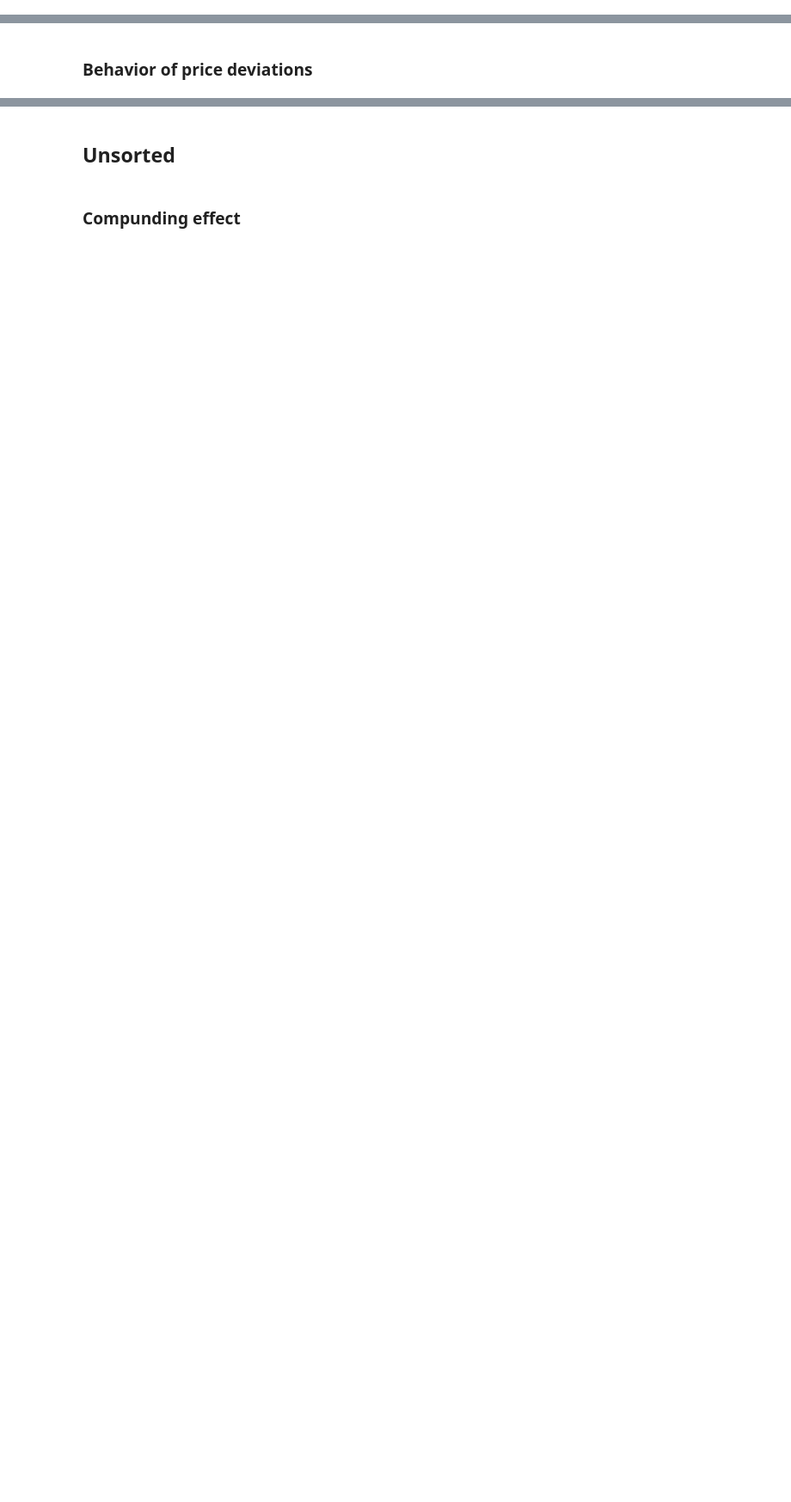
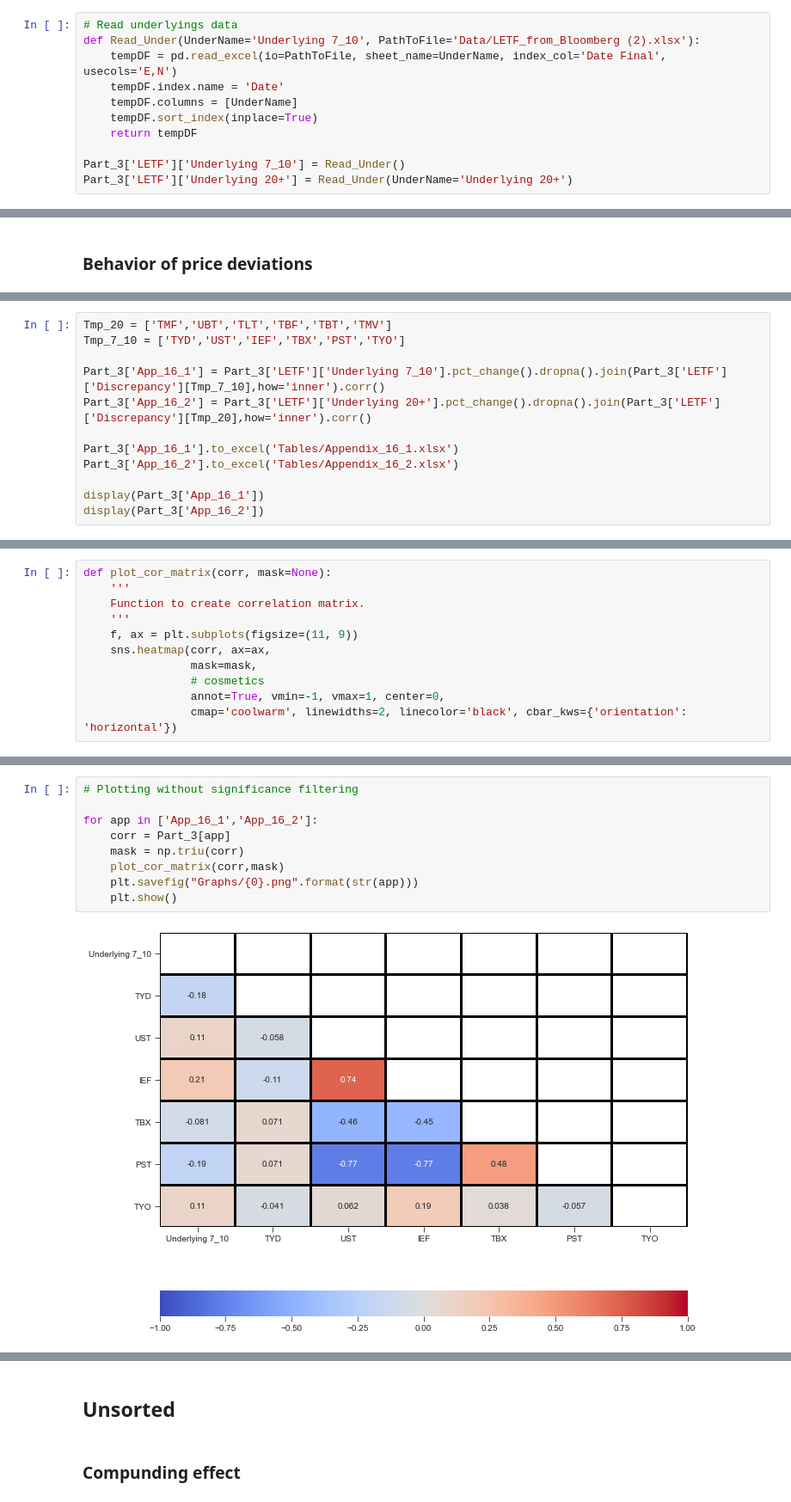
Before and after one commit to Bagirov-lab/AMP, a Jupyter notebook: AMP.ipynb, the cells around one changed output, grey strips where cells are left out. Shown at 86% size. Saved outputs shown, nothing was run; the diff lists cells and outputs as text; blank space fills up the shorter version.

```diff
--- a/AMP.ipynb
+++ b/AMP.ipynb
@@ -457,3 +450,14 @@ Part_3['LETF']['NAV'].columns = [icol.replace(' US ','').replace('Equity','') fo
+# %%
+# Read underlyings data
+def Read_Under(UnderName='Underlying 7_10', PathToFile='Data/LETF_from_Bloomberg (2).xlsx'):
+    tempDF = pd.read_excel(io=PathToFile, sheet_name=UnderName, index_col='Date Final', usecols='E,N')
+    tempDF.index.name = 'Date'
+    tempDF.columns = [UnderName]
+    tempDF.sort_index(inplace=True)
+    return tempDF
+
+Part_3['LETF']['Underlying 7_10'] = Read_Under()
+Part_3['LETF']['Underlying 20+'] = Read_Under(UnderName='Underlying 20+')
 # %%
 # Info for ETFs
 
@@ -591,0 +613,12 @@ display(Part_3['App_15_2'])
+# %%
+Tmp_20 = ['TMF','UBT','TLT','TBF','TBT','TMV']
+Tmp_7_10 = ['TYD','UST','IEF','TBX','PST','TYO']
+
+Part_3['App_16_1'] = Part_3['LETF']['Underlying 7_10'].pct_change().dropna().join(Part_3['LETF']['Discrepancy'][Tmp_7_10],how='inner').corr()
+Part_3['App_16_2'] = Part_3['LETF']['Underlying 20+'].pct_change().dropna().join(Part_3['LETF']['Discrepancy'][Tmp_20],how='inner').corr()
+
+Part_3['App_16_1'].to_excel('Tables/Appendix_16_1.xlsx')
+Part_3['App_16_2'].to_excel('Tables/Appendix_16_2.xlsx')
+
+display(Part_3['App_16_1'])
+display(Part_3['App_16_2'])
@@ -591,0 +642,11 @@ display(Part_3['App_15_2'])
+# %%
+def plot_cor_matrix(corr, mask=None):
+    '''
+    Function to create correlation matrix.
+    '''
+    f, ax = plt.subplots(figsize=(11, 9))
+    sns.heatmap(corr, ax=ax,
+                mask=mask,
+                # cosmetics
+                annot=True, vmin=-1, vmax=1, center=0,
+                cmap='coolwarm', linewidths=2, linecolor='black', cbar_kws={'orientation': 'horizontal'})
@@ -591,0 +746,11 @@ display(Part_3['App_15_2'])
+# %%
+# Plotting without significance filtering
+
+for app in ['App_16_1','App_16_2']:
+    corr = Part_3[app]
+    mask = np.triu(corr)
+    plot_cor_matrix(corr,mask)
+    plt.savefig("Graphs/{0}.png".format(str(app)))
+    plt.show()
+# %% [output]
+[figure, added]
```
Also changed, not shown: parts of 10 cells of this notebook, 12 other files.
